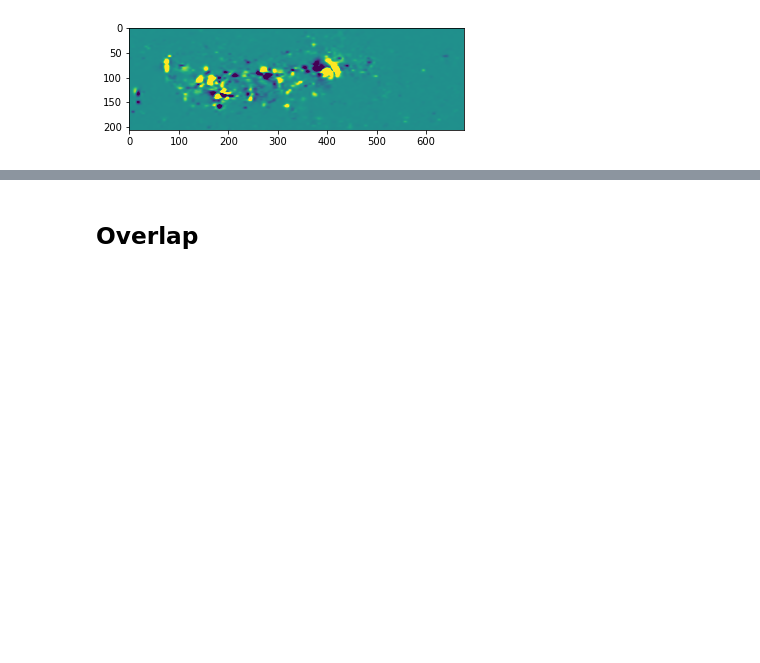
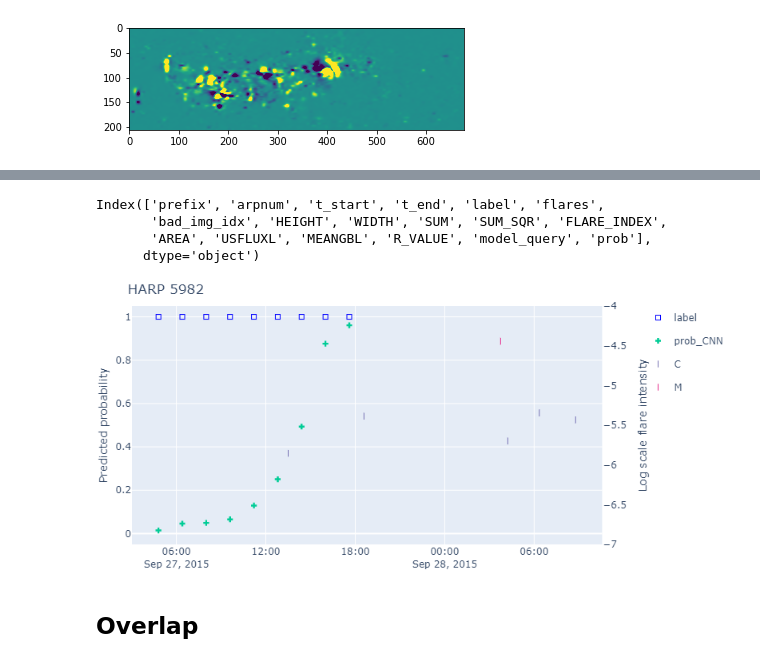
Before and after one commit to ZeyuSun/flare-prediction-smarp, a Jupyter notebook: notebooks/Captum.ipynb, the cells around one changed output, grey strips where cells are left out. Cells and saved outputs as stored; diff of their text form; code cells hidden in the pictures; blank space fills up the shorter version.

```diff
--- a/notebooks/Captum.ipynb
+++ b/notebooks/Captum.ipynb
@@ -334,3 +317,33 @@ imageio.mimsave(os.path.join('contour_movie.gif'), images, duration = 0.5) # mod
+# %%
+df.columns
+# %% [output]
+Index(['prefix', 'arpnum', 't_start', 't_end', 'label', 'flares',
+       'bad_img_idx', 'HEIGHT', 'WIDTH', 'SUM', 'SUM_SQR', 'FLARE_INDEX',
+       'AREA', 'USFLUXL', 'MEANGBL', 'R_VALUE', 'model_query', 'prob'],
+      dtype='object')
+# %%
+## Hot fix: to be consistent with captum
+val_split = df['model_query'].iloc[0].split('/')[-3]
+df = df.rename(columns={'prob': f'prob_CNN_{val_split}'})
+##
+## No such columns
+#fig = plot_time_series(df, prob_columns=[f'prob_CNN_{val_split}' for val_split in range(5)])
+arpnum, t_end = df[['arpnum', 't_end']].iloc[0]
+fig.update_layout(
+        height=200,
+        width=900,
+        margin=go.layout.Margin(
+            l=0, #left margin
+            r=0, #right margin
+            b=0, #bottom margin
+            t=30  #top margin
+        )
+    )
+fig.data[1].name = 'prob_CNN'
+# fig.write_image(f'contours/{arpnum}/{t_end}/time_series.pdf')
+fig
+# %% [output]
+[figure, added]
 # %%
 # plotly works without animation
 
```
Also changed, not shown: parts of 12 cells of this notebook, 12 other files.
